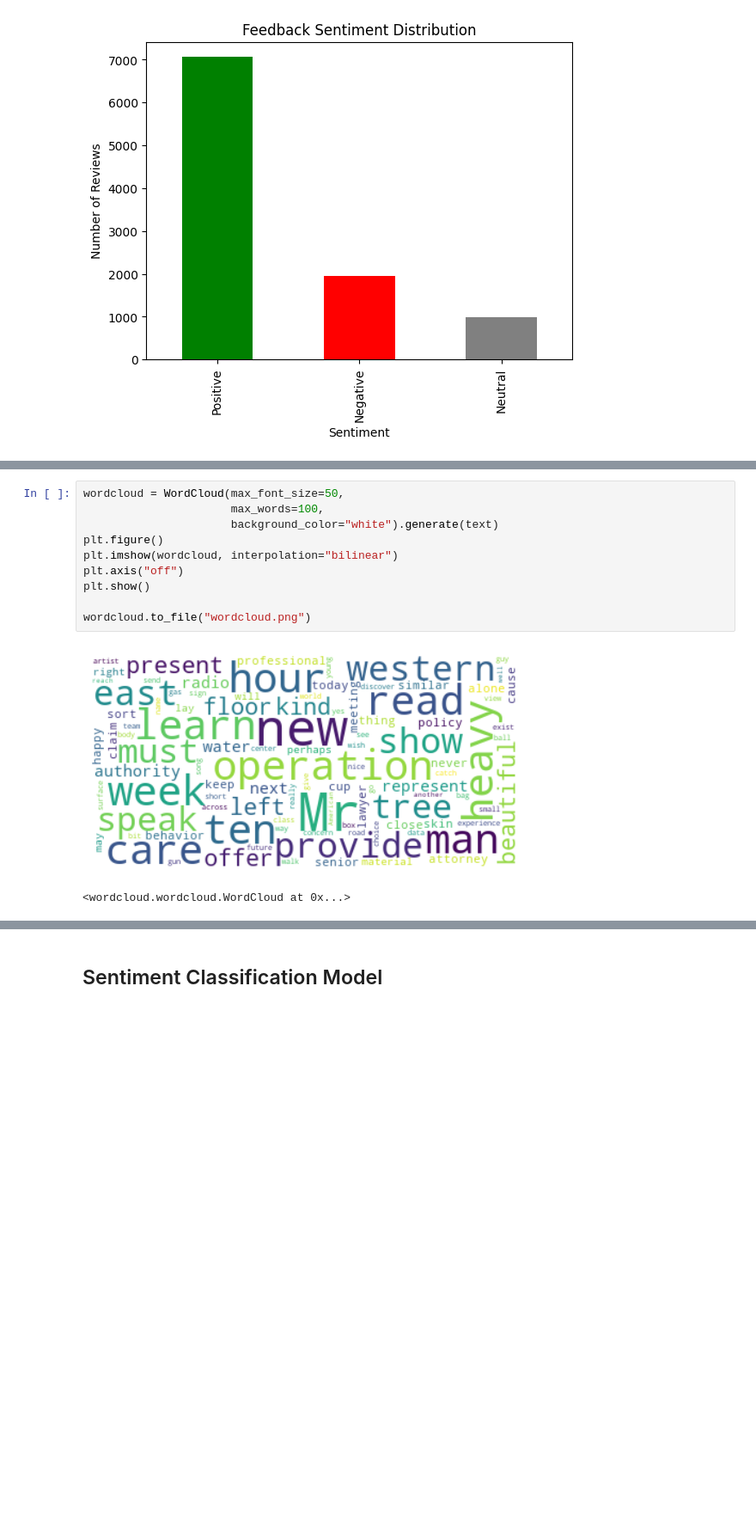
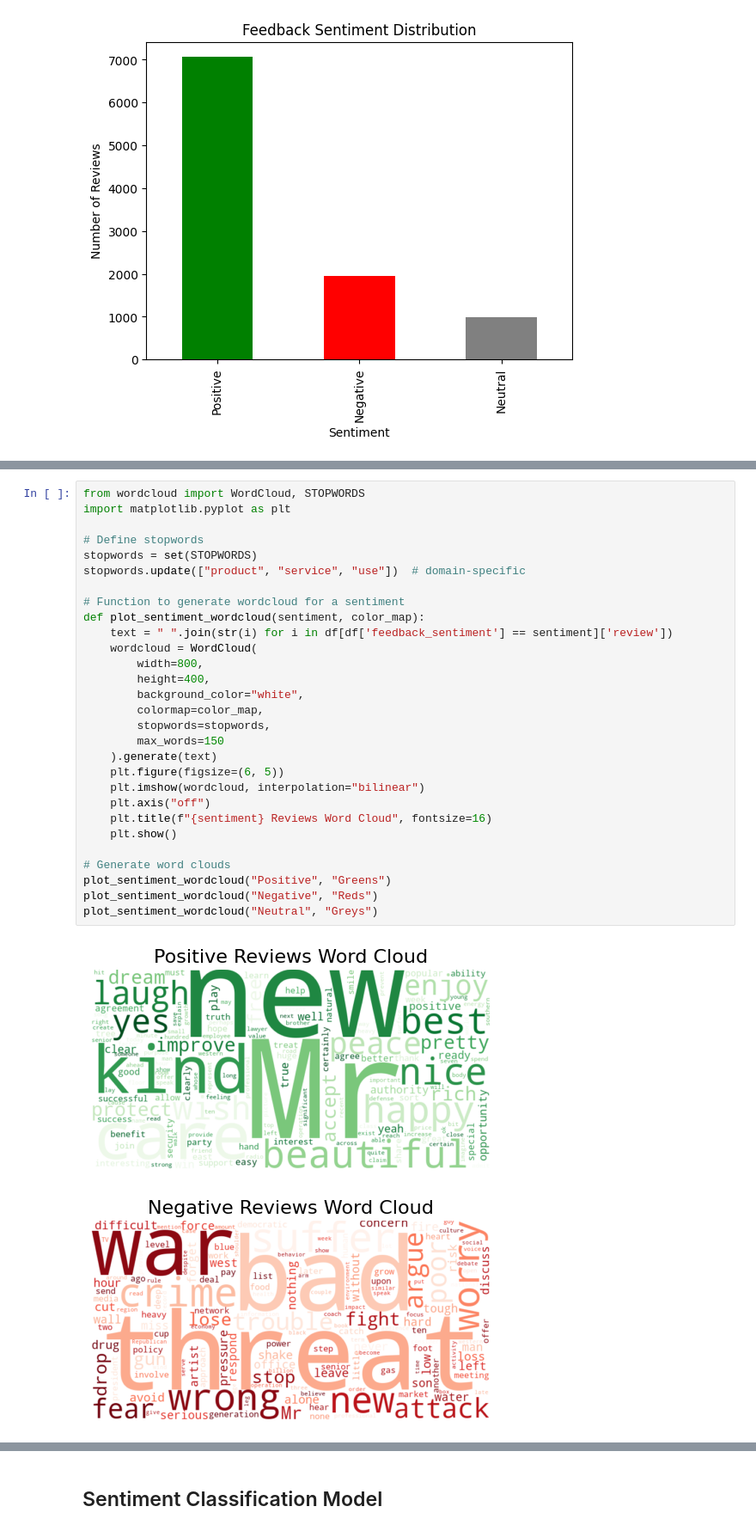
Before and after one commit to Niveditha2011/AI_Echo_Project5, a Jupyter notebook: analysis.ipynb, the cells around one changed output, grey strips where cells are left out. Shown at 86% size. Cells and saved outputs as stored; diff of their text form; blank space fills up the shorter version.

```diff
--- a/analysis.ipynb
+++ b/analysis.ipynb
@@ -262,13 +236,32 @@ plt.show()
-# %%
-wordcloud = WordCloud(max_font_size=50,
-                      max_words=100,
-                      background_color="white").generate(text)
-plt.figure()
-plt.imshow(wordcloud, interpolation="bilinear")
-plt.axis("off")
-plt.show()
-
-wordcloud.to_file("wordcloud.png")
-# %% [output]
-[figure, removed]
-<wordcloud.wordcloud.WordCloud at 0x...>
+# %%
+from wordcloud import WordCloud, STOPWORDS
+import matplotlib.pyplot as plt
+
+# Define stopwords
+stopwords = set(STOPWORDS)
+stopwords.update(["product", "service", "use"])  # domain-specific
+
+# Function to generate wordcloud for a sentiment
+def plot_sentiment_wordcloud(sentiment, color_map):
+    text = " ".join(str(i) for i in df[df['feedback_sentiment'] == sentiment]['review'])
+    wordcloud = WordCloud(
+        width=800,
+        height=400,
+        background_color="white",
+        colormap=color_map,
+        stopwords=stopwords,
+        max_words=150
+    ).generate(text)
+    plt.figure(figsize=(6, 5))
+    plt.imshow(wordcloud, interpolation="bilinear")
+    plt.axis("off")
+    plt.title(f"{sentiment} Reviews Word Cloud", fontsize=16)
+    plt.show()
+
+# Generate word clouds
+plot_sentiment_wordcloud("Positive", "Greens")
+plot_sentiment_wordcloud("Negative", "Reds")
+plot_sentiment_wordcloud("Neutral", "Greys")
+# %% [output]
+[figure, added]
+[figure, added]
```
Also changed, not shown: parts of 22 cells of this notebook, 8 other files.
